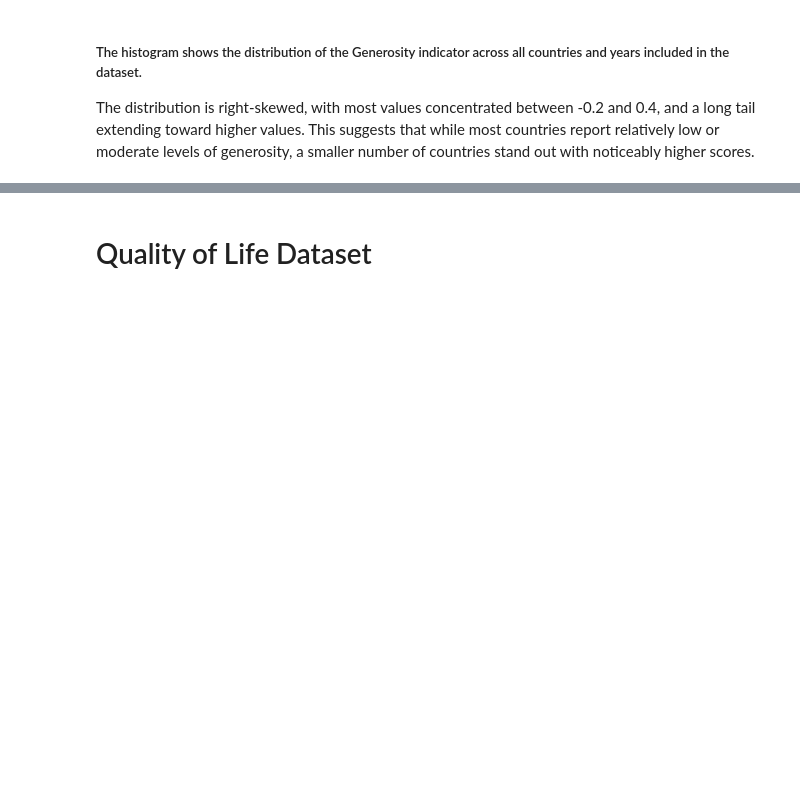
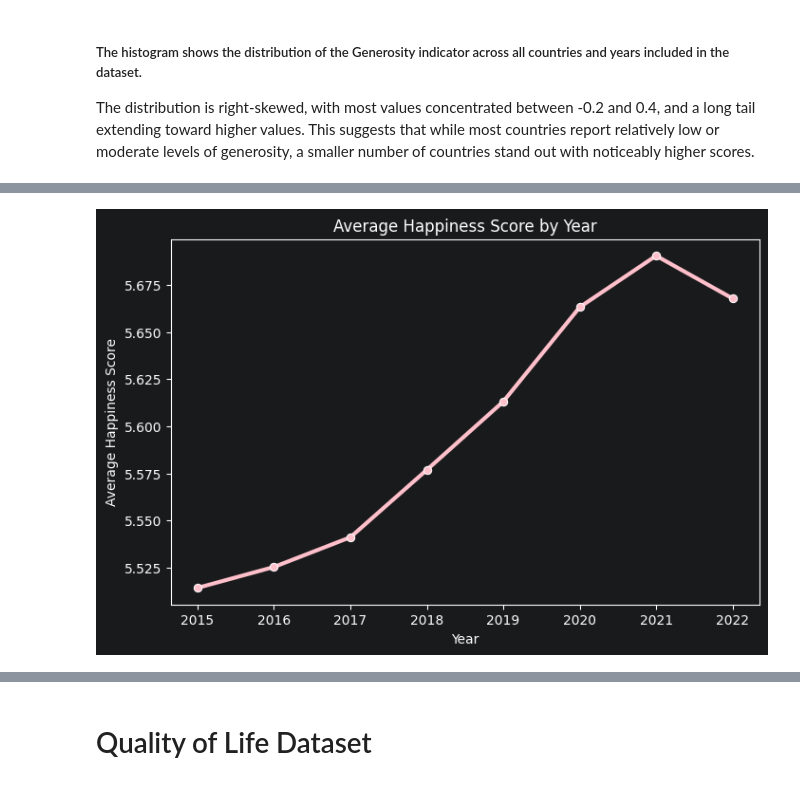
Before and after one commit to soonserv/data-best-project, a Jupyter notebook: notebooks/SA_notebook.ipynb, the cells around one changed output, grey strips where cells are left out. Cells and saved outputs as stored; diff of their text form; code cells hidden in the pictures; blank space fills up the shorter version.

```diff
--- a/notebooks/SA_notebook.ipynb
+++ b/notebooks/SA_notebook.ipynb
@@ -348,0 +346,24 @@ plt.show()
+# %%
+mean_happiness = (
+    all_data.groupby("Year")["Happiness Score"]
+    .mean()
+    .reset_index()
+)
+plt.figure(figsize=(8,5))
+
+sns.lineplot(
+    data=mean_happiness,
+    x="Year",
+    y="Happiness Score",
+    color = "pink",
+    marker="o",
+    linewidth=3
+)
+
+plt.title("Average Happiness Score by Year")
+plt.xlabel("Year")
+plt.ylabel("Average Happiness Score")
+
+plt.show()
+# %% [output]
+[figure, added]
```
Also changed, not shown: parts of 19 cells of this notebook.
